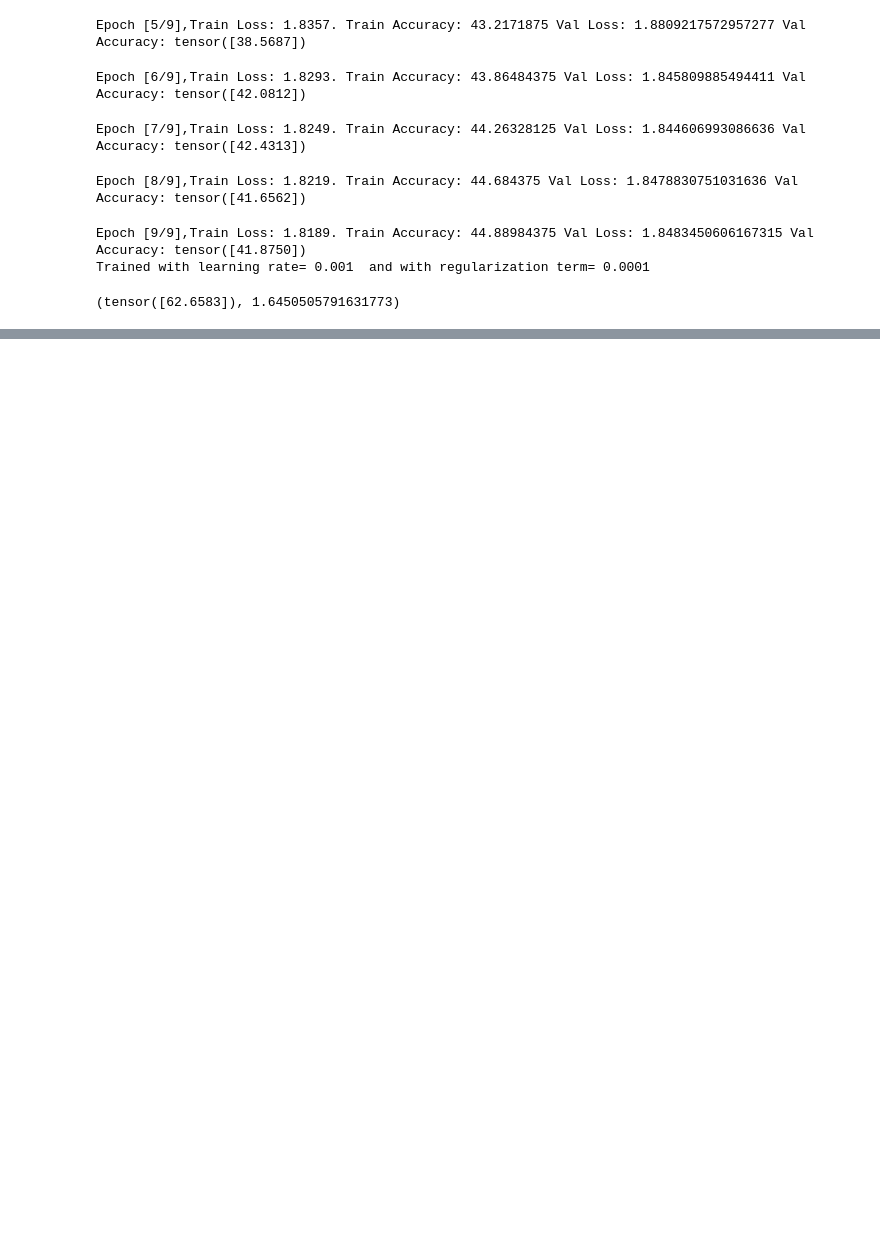
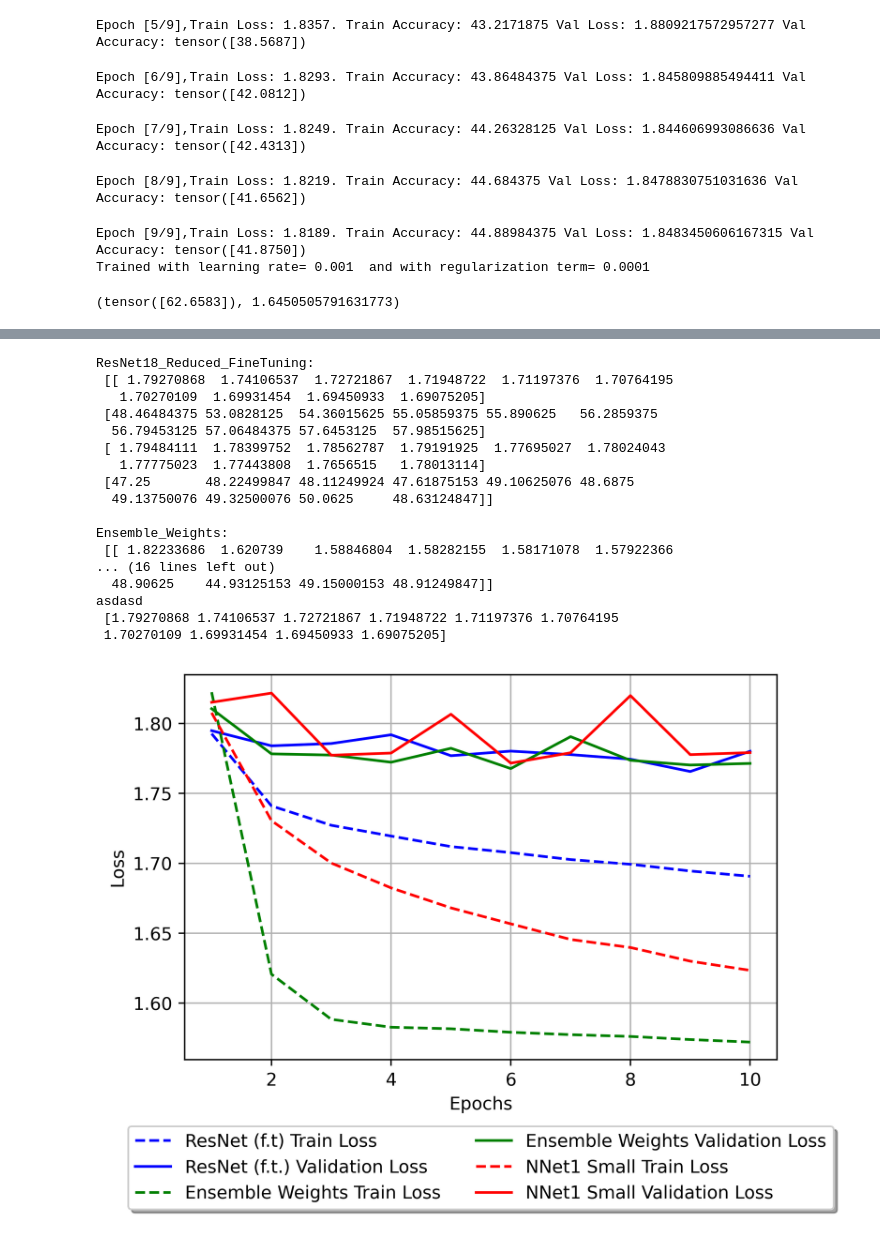
Before and after one commit to davidecolussi/NN_music_genre_recognition, a Jupyter notebook: Networks.ipynb, the cells around one changed output, grey strips where cells are left out. Saved outputs shown, nothing was run; the diff lists cells and outputs as text; code cells hidden in the pictures; blank space fills up the shorter version.

```diff
--- a/Networks.ipynb
+++ b/Networks.ipynb
@@ -1137,0 +1285,62 @@ print(test(test_model,train_dataset, Y_train))
+# %%
+#plot the first three best models train vs val loss in 10 epochs (ResNet f.t., Ensamble l.w., NNet1_Small) (in best_models/results)
+
+data_ResNet = np.loadtxt('./best_models/results/ResNet18_Reduced_FineTuning')
+print("\nResNet18_Reduced_FineTuning:\n",data_ResNet)
+
+data_Ensemble_Weights = np.loadtxt('./best_models/results/Ensemble_Weights')
+print("\nEnsemble_Weights:\n",data_Ensemble_Weights)
+
+data_NNet1_Small = np.loadtxt('./best_models/results/NNet1_Small')
+print("\nNNet1_Small:\n",data_NNet1_Small)
+
+print("asdasd\n",data_ResNet[0])
+
+# Epochs (assuming you have 10 epochs)
+epochs = np.arange(1, 11)
+
+# Create a figure and axis
+fig, ax = plt.subplots(dpi=500)
+
+# Plot train loss and validation accuracy for each model
+ax.plot(epochs, data_ResNet[0], label='ResNet (f.t) Train Loss', color='blue', linestyle='dashed')
+ax.plot(epochs, data_ResNet[2], label='ResNet (f.t.) Validation Loss', color='blue', linestyle='solid')
+
+ax.plot(epochs, data_Ensemble_Weights[0], label='Ensemble Weights Train Loss', color='green', linestyle='dashed')
+ax.plot(epochs, data_Ensemble_Weights[2], label='Ensemble Weights Validation Loss', color='green', linestyle='solid')
+
+ax.plot(epochs, data_NNet1_Small[0], label='NNet1 Small Train Loss', color='red', linestyle='dashed')
+ax.plot(epochs, data_NNet1_Small[2], label='NNet1 Small Validation Loss', color='red', linestyle='solid')
+
+# Add labels and title
+ax.set_xlabel('Epochs')
+ax.set_ylabel('Loss')
+ax.grid(True)
+
+# Place the legend below the plot
+ax.legend(loc='upper center', bbox_to_anchor=(0.5, -0.15), fancybox=True, shadow=True, ncol=2)
+
+
+
+
+# Show the plot
+plt.show()
+# %% [output]
+ResNet18_Reduced_FineTuning:
+ [[ 1.79270868  1.74106537  1.72721867  1.71948722  1.71197376  1.70764195
+   1.70270109  1.69931454  1.69450933  1.69075205]
+ [48.46484375 53.0828125  54.36015625 55.05859375 55.890625   56.2859375
+  56.79453125 57.06484375 57.6453125  57.98515625]
+ [ 1.79484111  1.78399752  1.78562787  1.79191925  1.77695027  1.78024043
+   1.77775023  1.77443808  1.7656515   1.78013114]
+ [47.25       48.22499847 48.11249924 47.61875153 49.10625076 48.6875
+  49.13750076 49.32500076 50.0625     48.63124847]]
+
+Ensemble_Weights:
+ [[ 1.82233686  1.620739    1.58846804  1.58282155  1.58171078  1.57922366
+... (16 lines left out)
+  48.90625    44.93125153 49.15000153 48.91249847]]
+asdasd
+ [1.79270868 1.74106537 1.72721867 1.71948722 1.71197376 1.70764195
+ 1.70270109 1.69931454 1.69450933 1.69075205]
+[figure, added]
```
Also changed, not shown: parts of 17 cells of this notebook, 1 other file.
